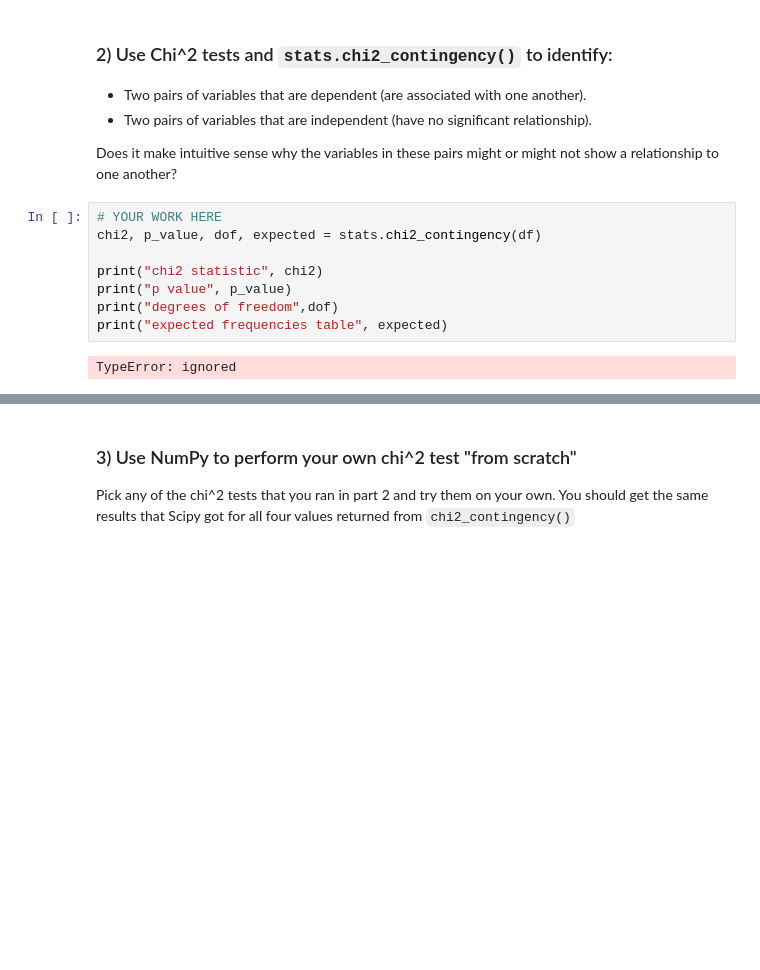
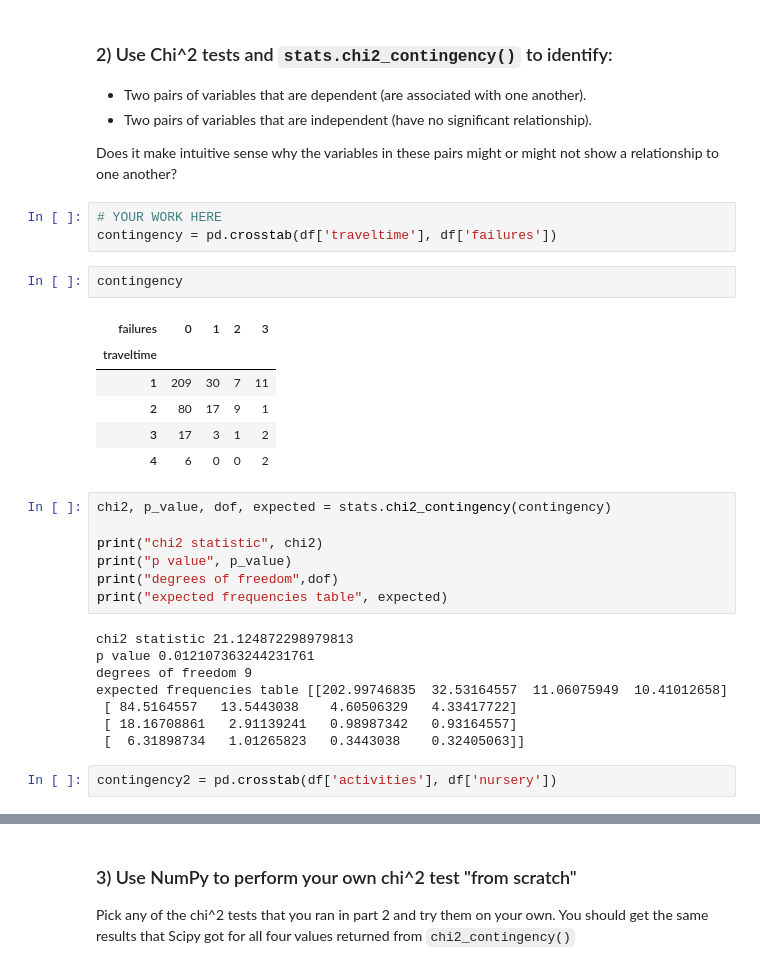
Before and after one commit to IvanCampos11/DS-Unit-1-Sprint-2-Statistics, a Jupyter notebook: module2/LS_DS_122_Chi2_Tests_Assignment.ipynb, the cells around one changed output, grey strips where cells are left out. Cells and saved outputs as stored; diff of their text form; blank space fills up the shorter version.

```diff
--- a/module2/LS_DS_122_Chi2_Tests_Assignment.ipynb
+++ b/module2/LS_DS_122_Chi2_Tests_Assignment.ipynb
@@ -64,13 +64,32 @@ df
  - Two pairs of variables that are independent (have no significant relationship).
 
 Does it make intuitive sense why the variables in these pairs might or might not show a relationship to one another?
+# %%
+# YOUR WORK HERE
+contingency = pd.crosstab(df['traveltime'], df['failures'])
+# %%
+contingency
+# %% [output]
+| failures | 0 | 1 | 2 | 3 |
+| traveltime |  |  |  |  |
+| 1 | 209 | 30 | 7 | 11 |
+| 2 | 80 | 17 | 9 | 1 |
+| 3 | 17 | 3 | 1 | 2 |
+| 4 | 6 | 0 | 0 | 2 |
 # %%
-# YOUR WORK HERE
-chi2, p_value, dof, expected = stats.chi2_contingency(df)
+chi2, p_value, dof, expected = stats.chi2_contingency(contingency)
 
 print("chi2 statistic", chi2)
 print("p value", p_value)
 print("degrees of freedom",dof)
 print("expected frequencies table", expected)
 # %% [output]
-TypeError: ignored
+chi2 statistic 21.124872298979813
+p value 0.012107363244231761
+degrees of freedom 9
+expected frequencies table [[202.99746835  32.53164557  11.06075949  10.41012658]
+ [ 84.5164557   13.5443038    4.60506329   4.33417722]
+ [ 18.16708861   2.91139241   0.98987342   0.93164557]
+ [  6.31898734   1.01265823   0.3443038    0.32405063]]
+# %%
+contingency2 = pd.crosstab(df['activities'], df['nursery'])
```
Also changed, not shown: parts of 9 cells of this notebook.
